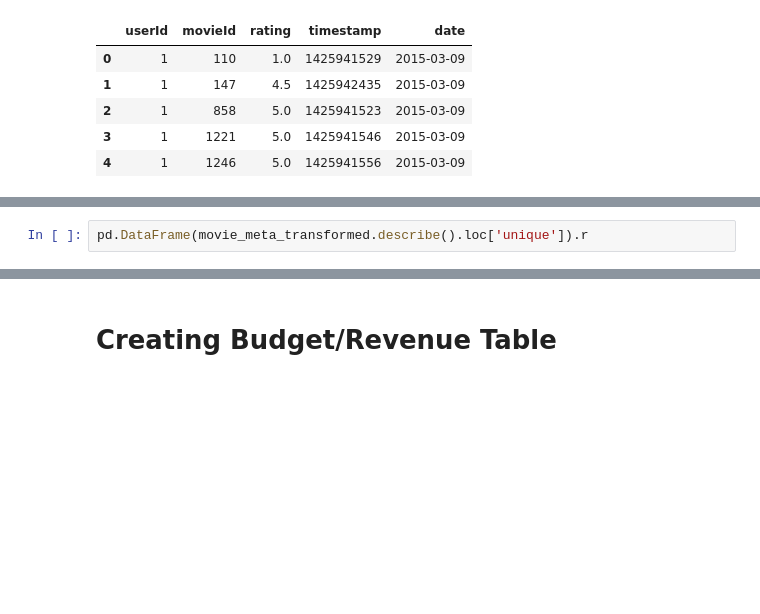
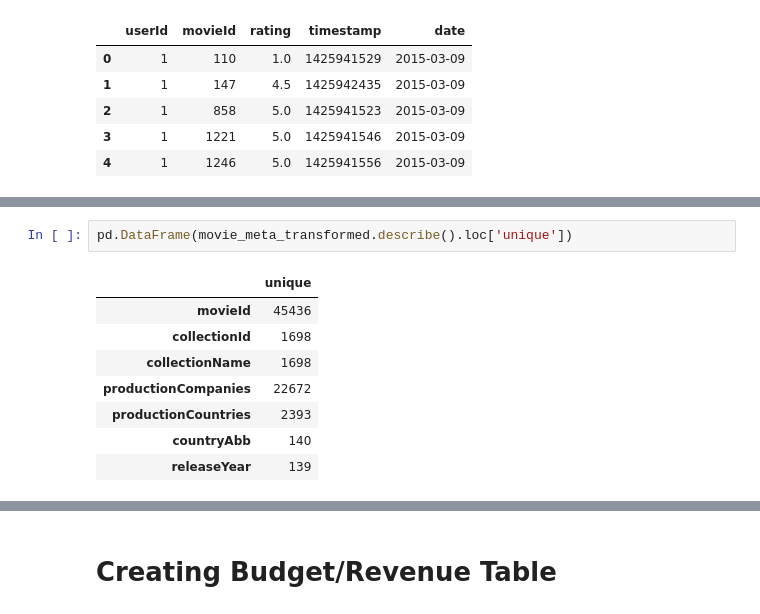
Before and after one commit to dany-roman/project_2, a Jupyter notebook: movielens_database_main.ipynb, the cells around one changed output, grey strips where cells are left out. Drawn from its saved outputs; the diff is of its cells as text; blank space fills up the shorter version.

```diff
--- a/movielens_database_main.ipynb
+++ b/movielens_database_main.ipynb
@@ -203,5 +210,14 @@ movie_meta_transformed.head()
 # %%
-pd.DataFrame(movie_meta_transformed.describe().loc['unique']).r
+pd.DataFrame(movie_meta_transformed.describe().loc['unique'])
+# %% [output]
+|  | unique |
+| movieId | 45436 |
+| collectionId | 1698 |
+| collectionName | 1698 |
+| productionCompanies | 22672 |
+| productionCountries | 2393 |
+| countryAbb | 140 |
+| releaseYear | 139 |
 # %%
 # Extract all possible genres
 all_genres=[]
```
Also changed, not shown: parts of 3 cells of this notebook.
